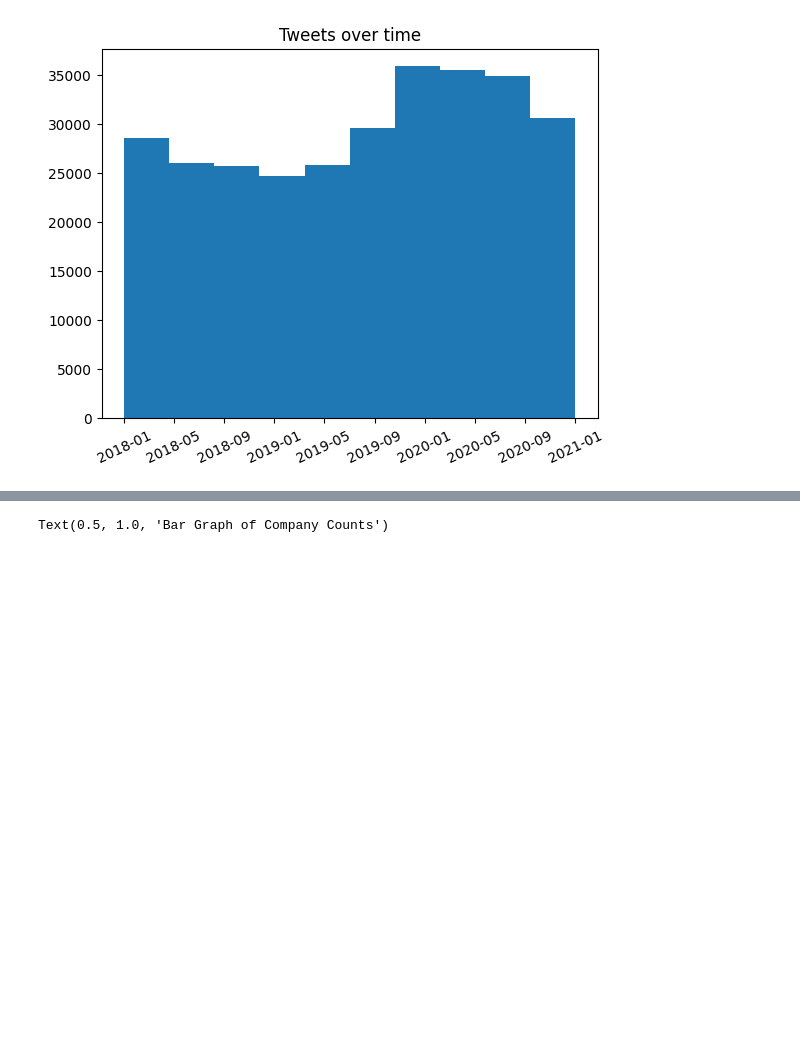
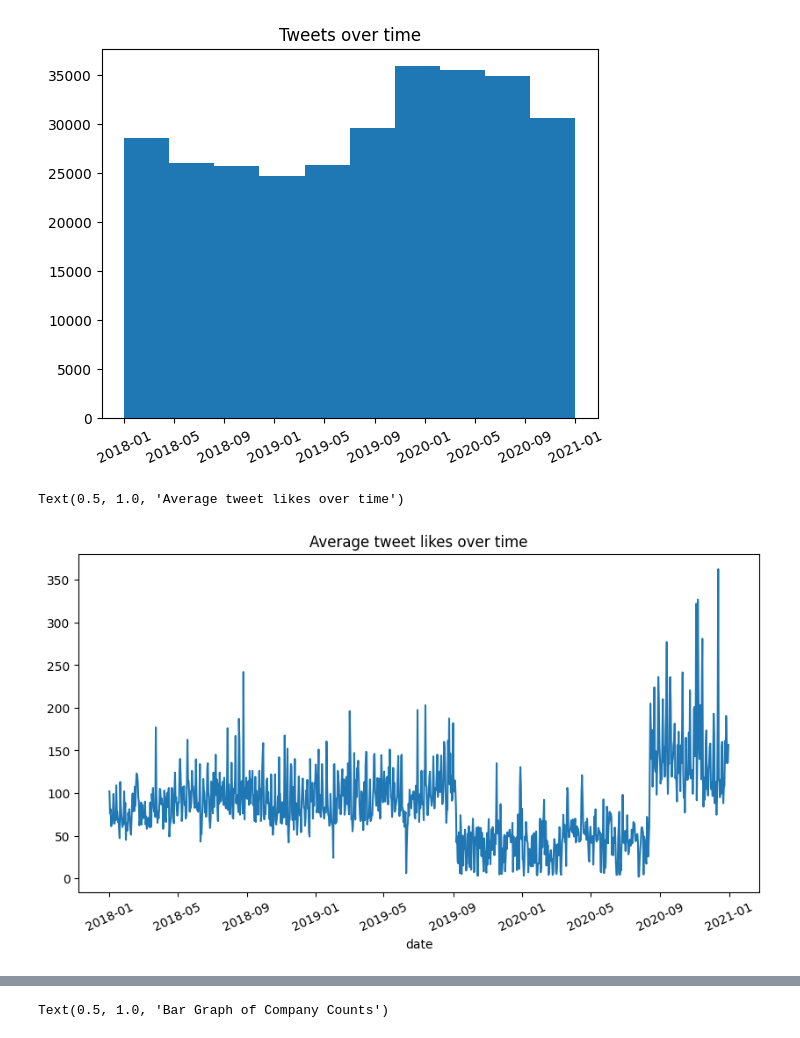
Before and after one commit to yashkumar-dragon/Adobe-DTU-Behavior-Content-Simulation-Challenge, a Jupyter notebook: adobe-challenge.ipynb, the cells around one changed output, grey strips where cells are left out. Saved outputs shown, nothing was run; the diff lists cells and outputs as text; code cells hidden in the pictures; blank space fills up the shorter version.

```diff
--- a/adobe-challenge.ipynb
+++ b/adobe-challenge.ipynb
@@ -300,6 +321,17 @@ plt.title("Tweets over time")
 # %% [output]
 Text(0.5, 1.0, 'Tweets over time')
 [figure]
+# %%
+# Line graph
+# Put plt.show() at the end to display the plot properly
+temp_df = pd.DataFrame([df["date"].dt.date, df["likes"]]).T
+temp_df.groupby("date")["likes"].median().plot(
+    kind="line", figsize=(10, 5))
+plt.xticks(rotation=25)
+plt.title("Median tweet likes over time")
+# %% [output]
+Text(0.5, 1.0, 'Average tweet likes over time')
+[figure, added]
 # %%
 # Line graph
 # Put plt.show() at the end to display the plot properly
```
Also changed, not shown: parts of 6 cells of this notebook.
